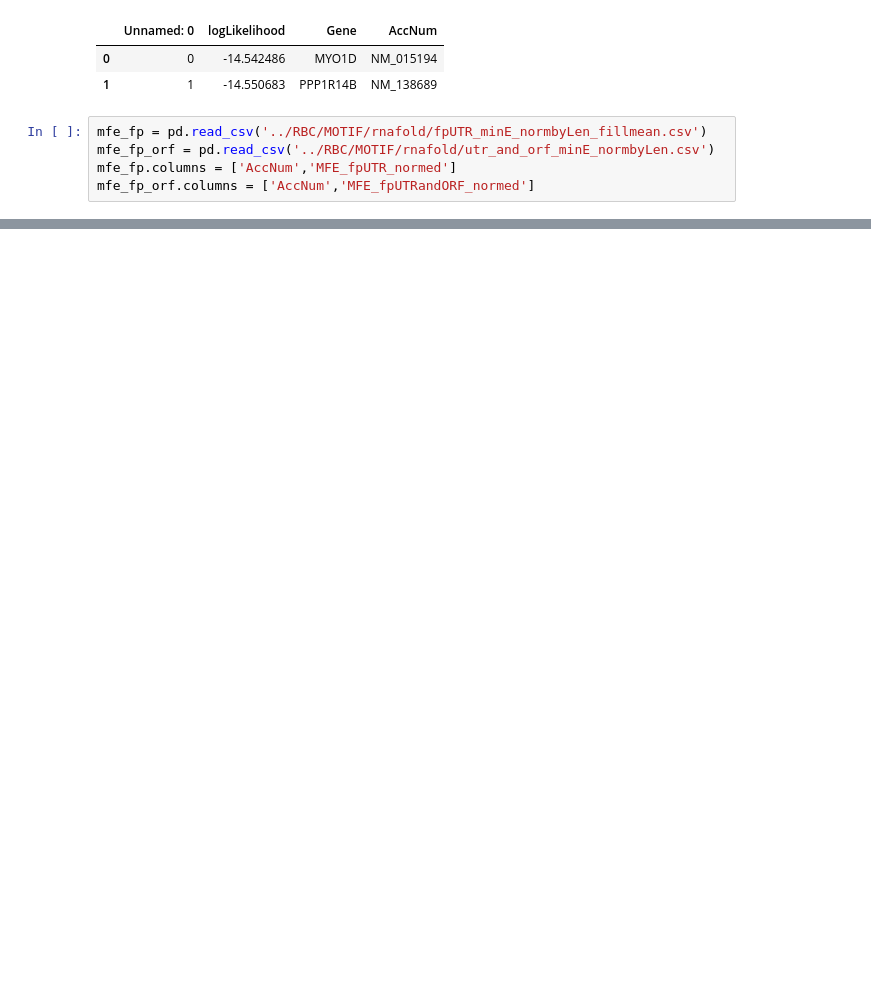
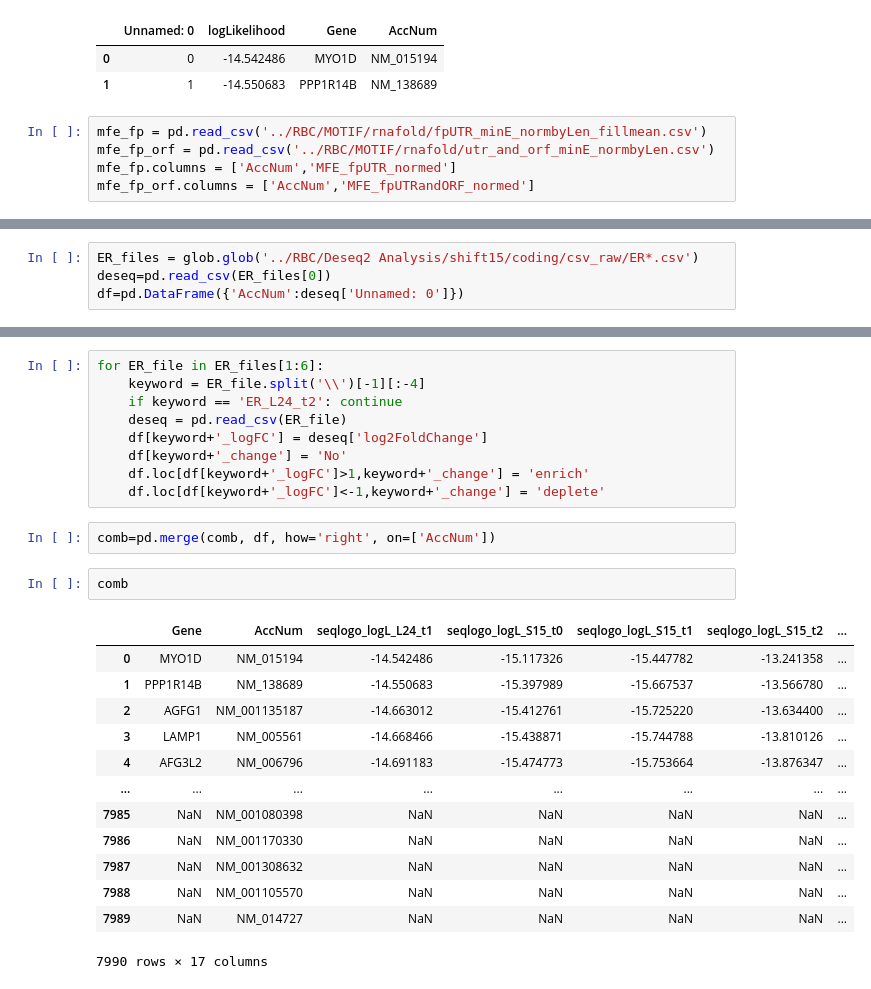
Before and after one commit to zhaoyuehrb/Paper-plot, a Jupyter notebook: Collate Table.ipynb, the cells around one changed output, grey strips where cells are left out. Saved outputs shown, nothing was run; the diff lists cells and outputs as text; blank space fills up the shorter version.

```diff
--- a/Collate Table.ipynb
+++ b/Collate Table.ipynb
@@ -68,0 +74,4 @@ comb.to_csv('collate_genes.csv')
+# %%
+ER_files = glob.glob('../RBC/Deseq2 Analysis/shift15/coding/csv_raw/ER*.csv')
+deseq=pd.read_csv(ER_files[0])
+df=pd.DataFrame({'AccNum':deseq['Unnamed: 0']})
@@ -68,0 +86,27 @@ comb.to_csv('collate_genes.csv')
+# %%
+for ER_file in ER_files[1:6]:
+    keyword = ER_file.split('\\')[-1][:-4]
+    if keyword == 'ER_L24_t2': continue
+    deseq = pd.read_csv(ER_file)
+    df[keyword+'_logFC'] = deseq['log2FoldChange']
+    df[keyword+'_change'] = 'No'
+    df.loc[df[keyword+'_logFC']>1,keyword+'_change'] = 'enrich'
+    df.loc[df[keyword+'_logFC']<-1,keyword+'_change'] = 'deplete'
+# %%
+comb=pd.merge(comb, df, how='right', on=['AccNum'])
+# %%
+comb
+# %% [output]
+|  | Gene | AccNum | seqlogo_logL_L24_t1 | seqlogo_logL_S15_t0 | seqlogo_logL_S15_t1 | seqlogo_logL_S15_t2 | ... |
+| 0 | MYO1D | NM_015194 | -14.542486 | -15.117326 | -15.447782 | -13.241358 | ... |
+| 1 | PPP1R14B | NM_138689 | -14.550683 | -15.397989 | -15.667537 | -13.566780 | ... |
+| 2 | AGFG1 | NM_001135187 | -14.663012 | -15.412761 | -15.725220 | -13.634400 | ... |
+| 3 | LAMP1 | NM_005561 | -14.668466 | -15.438871 | -15.744788 | -13.810126 | ... |
+| 4 | AFG3L2 | NM_006796 | -14.691183 | -15.474773 | -15.753664 | -13.876347 | ... |
+| ... | ... | ... | ... | ... | ... | ... | ... |
+| 7985 | NaN | NM_001080398 | NaN | NaN | NaN | NaN | ... |
+| 7986 | NaN | NM_001170330 | NaN | NaN | NaN | NaN | ... |
+| 7987 | NaN | NM_001308632 | NaN | NaN | NaN | NaN | ... |
+| 7988 | NaN | NM_001105570 | NaN | NaN | NaN | NaN | ... |
+| 7989 | NaN | NM_014727 | NaN | NaN | NaN | NaN | ... |
+7990 rows × 17 columns
```
Also changed, not shown: parts of 20 cells of this notebook, 51 other files.
